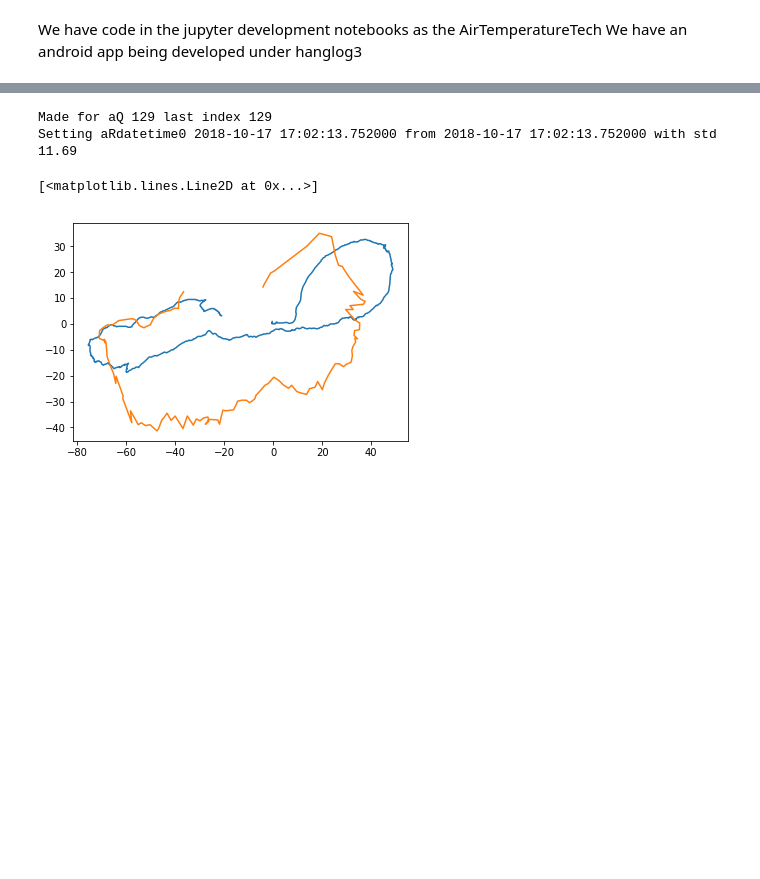
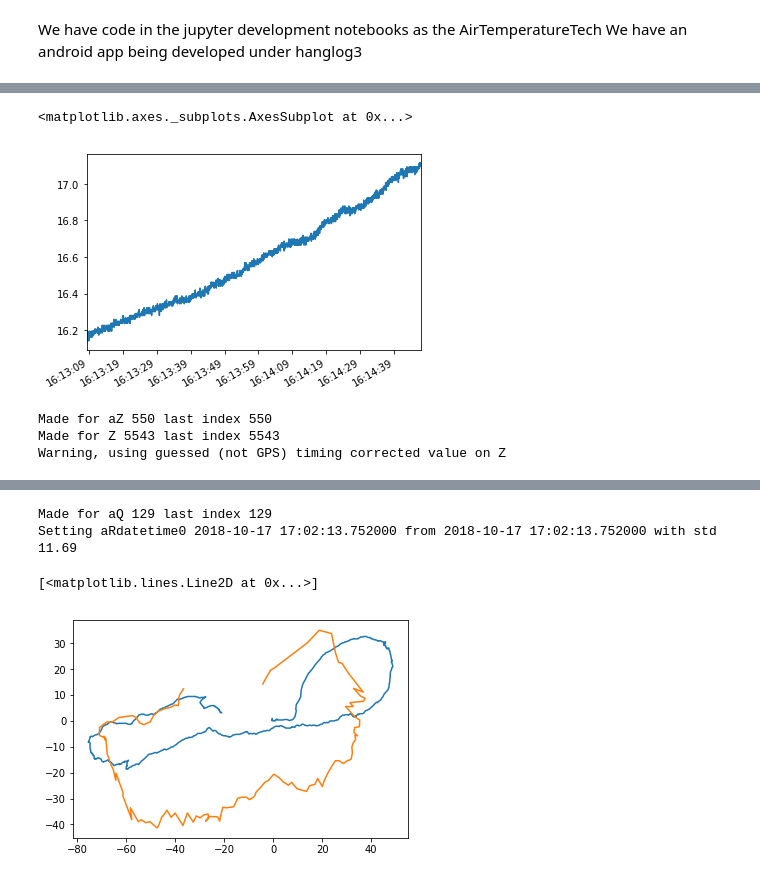
Before and after one commit to Future-Hangglider/hacktrack, a Jupyter notebook: phone_hanglog_analysis.ipynb, the cells around one changed output, grey strips where cells are left out. Cells and saved outputs as stored; diff of their text form; code cells hidden in the pictures; blank space fills up the shorter version.

```diff
--- a/phone_hanglog_analysis.ipynb
+++ b/phone_hanglog_analysis.ipynb
@@ -23,0 +52,4 @@ timeflightindexerror
+# %%
+fd.LoadC("G")
+fd.pG.tG.plot()
+# %% [output]
@@ -23,0 +58,9 @@ timeflightindexerror
+<matplotlib.axes._subplots.AxesSubplot at 0x...>
+[figure, added]
+# %%
+fd.LoadC("aZ")
+fd.LoadC("Z")
+# %% [output]
+Made for aZ 550 last index 550
+Made for Z 5543 last index 5543
+Warning, using guessed (not GPS) timing corrected value on Z
```
Also changed, not shown: parts of 30 cells of this notebook, 3 other files.
